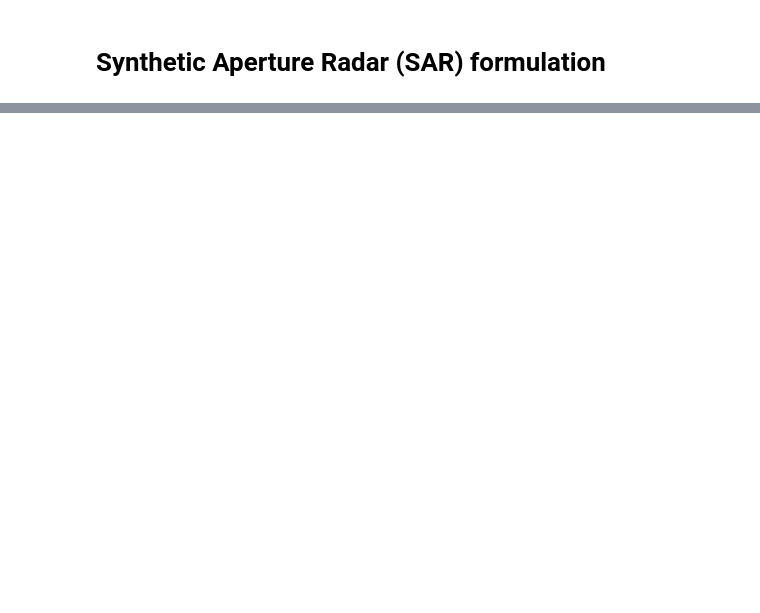
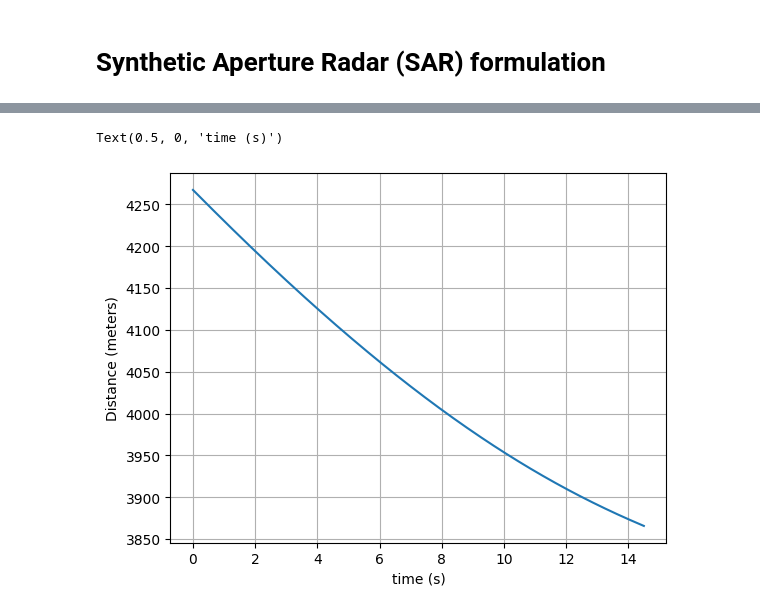
Before and after one commit to austinjtravis/radar_learning, a Jupyter notebook: 6_sar_modeling/sar_modeling.ipynb, the cells around one changed output, grey strips where cells are left out. Drawn from its saved outputs; the diff is of its cells as text; code cells hidden in the pictures; blank space fills up the shorter version.

```diff
--- a/6_sar_modeling/sar_modeling.ipynb
+++ b/6_sar_modeling/sar_modeling.ipynb
@@ -81,0 +107,10 @@ t_start=0.0, t_end=14.50183138839202
+# %%
+R = np.linalg.norm(arp_pos - p_scp, axis=-1)
+plt.figure()
+plt.plot(times, R)
+plt.grid()
+plt.ylabel('Distance (meters)')
+plt.xlabel('time (s)')
+# %% [output]
+Text(0.5, 0, 'time (s)')
+[figure, added]
```
Also changed, not shown: parts of 10 cells of this notebook.
